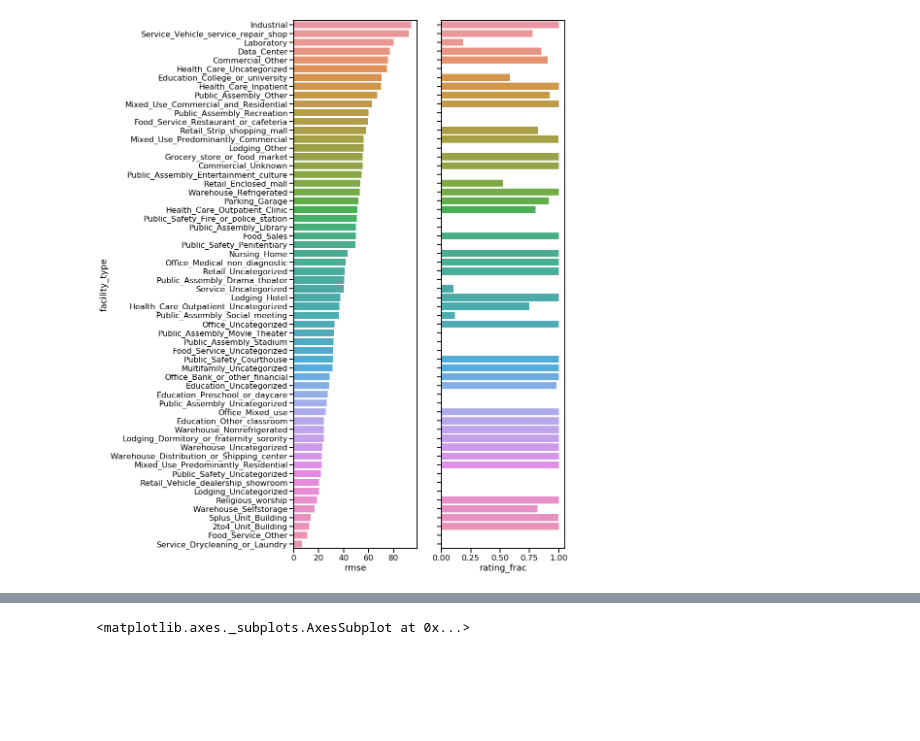
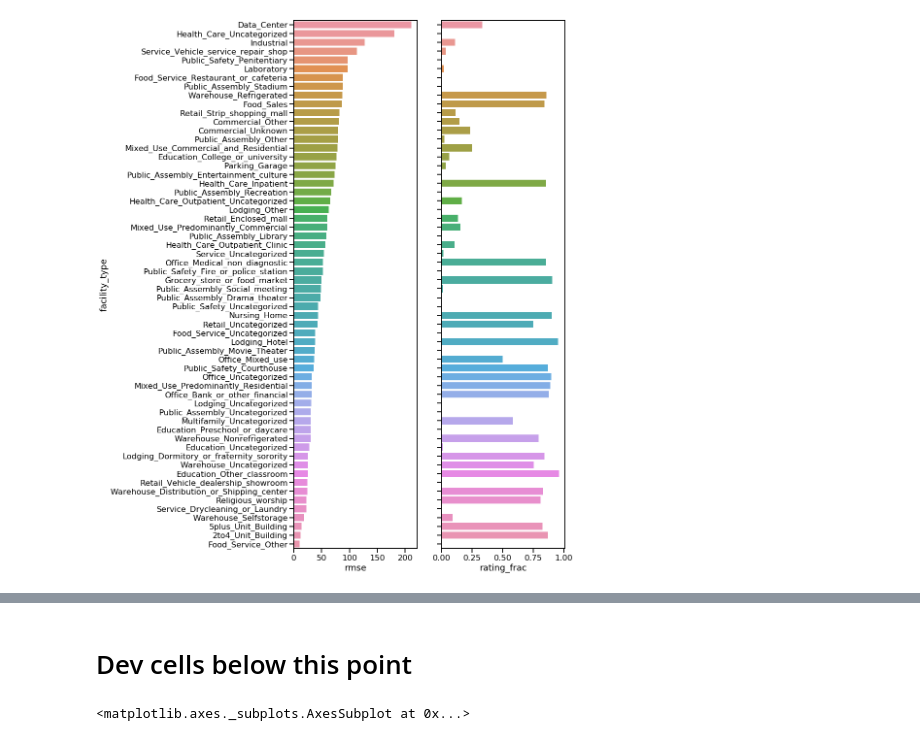
Before and after one commit to hannahpu/widsdatathon2022, a Jupyter notebook: notebook/model_run.ipynb, the cells around one changed output, grey strips where cells are left out. Saved outputs shown, nothing was run; the diff lists cells and outputs as text; code cells hidden in the pictures; blank space fills up the shorter version.

```diff
--- a/notebook/model_run.ipynb
+++ b/notebook/model_run.ipynb
@@ -131,5 +138,5 @@ feature_dict = {
 # %%
-config_name = "log_temp_pca_onehot_impute"
+config_name = "base_cat"  # "log_temp_pca_onehot_impute"
 cols_to_reduce = feature_dict[config_name]["cols_to_reduce"]
 log10_transform_cols = feature_dict[config_name]["log10_transform_cols"]
 backfill_dict = feature_dict[config_name]["backfill_dict"]
@@ -295,6 +302,12 @@ plt.savefig(f"{wids_path}/validation_result/{config_name}_rmse_summary.png")
 # %%
-rmse_df = get_rmse_by_group(train_filter_x_df.rename(columns={"backfilled_energy_star_rating": "energy_star_rating"}), train_filter_y_df, train_predict)
+rmse_df = get_rmse_by_group(
+    train_filter_x_df.rename(
+        columns={"backfilled_energy_star_rating": "energy_star_rating"}
+    ),
+    train_filter_y_df,
+    train_predict,
+)
 plot_rmse_by_group(rmse_df)
 plt.savefig(f"{wids_path}/validation_result/{config_name}_rmse_by_group.png")
 # %% [output]
-[figure, old version]
+[figure, new version]
@@ -301,3 +315,5 @@ plt.savefig(f"{wids_path}/validation_result/{config_name}_rmse_by_group.png")
+# %% [markdown]
+# Dev cells below this point
 # %%
 train_filter_df['heating_cooling_degree_days'] = train_filter_df['heating_degree_days'] + train_filter_df['cooling_degree_days']
 sns.boxplot(data=train_filter_df, x='state_factor', y='heating_cooling_degree_days')
```
Also changed, not shown: parts of 15 cells of this notebook, 1 other file.
